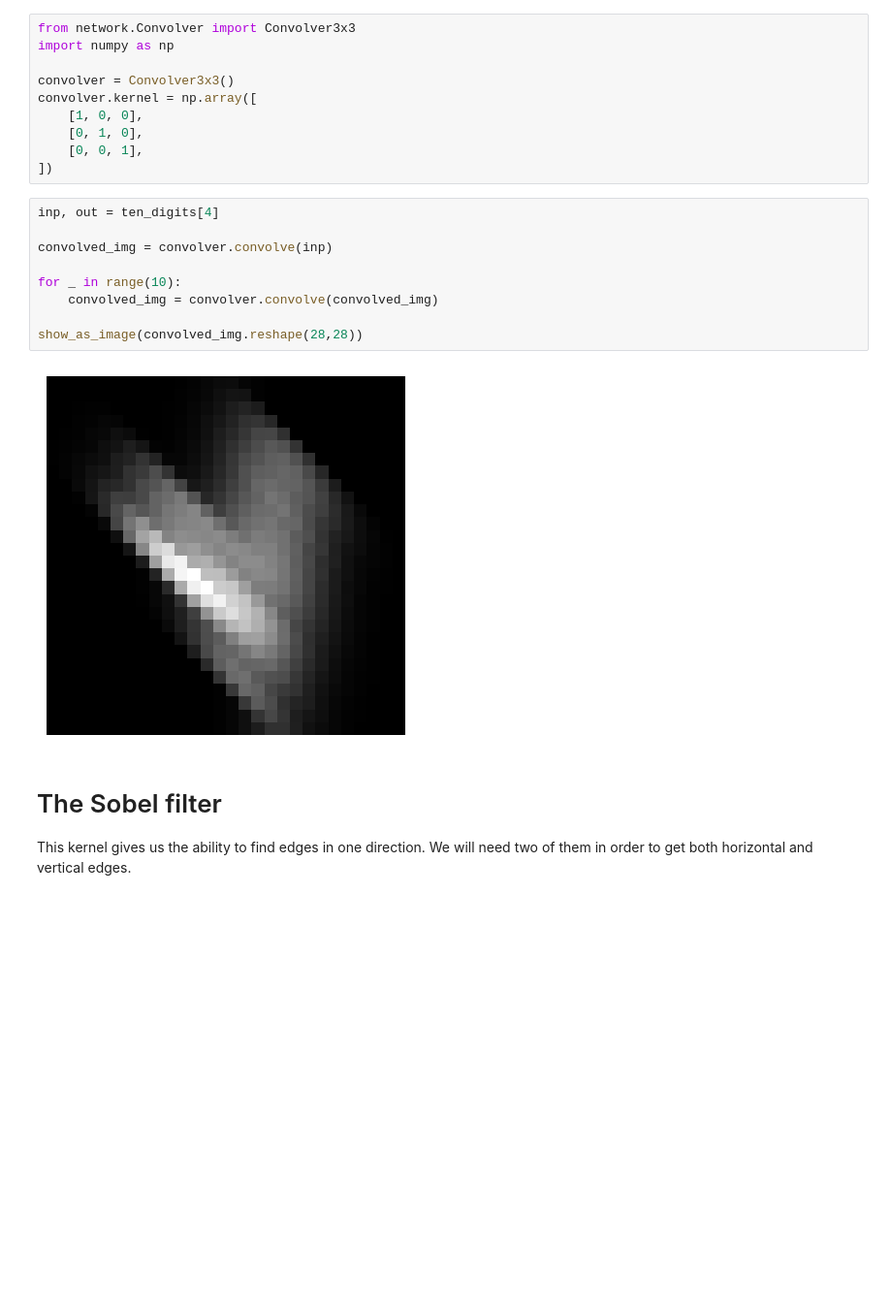
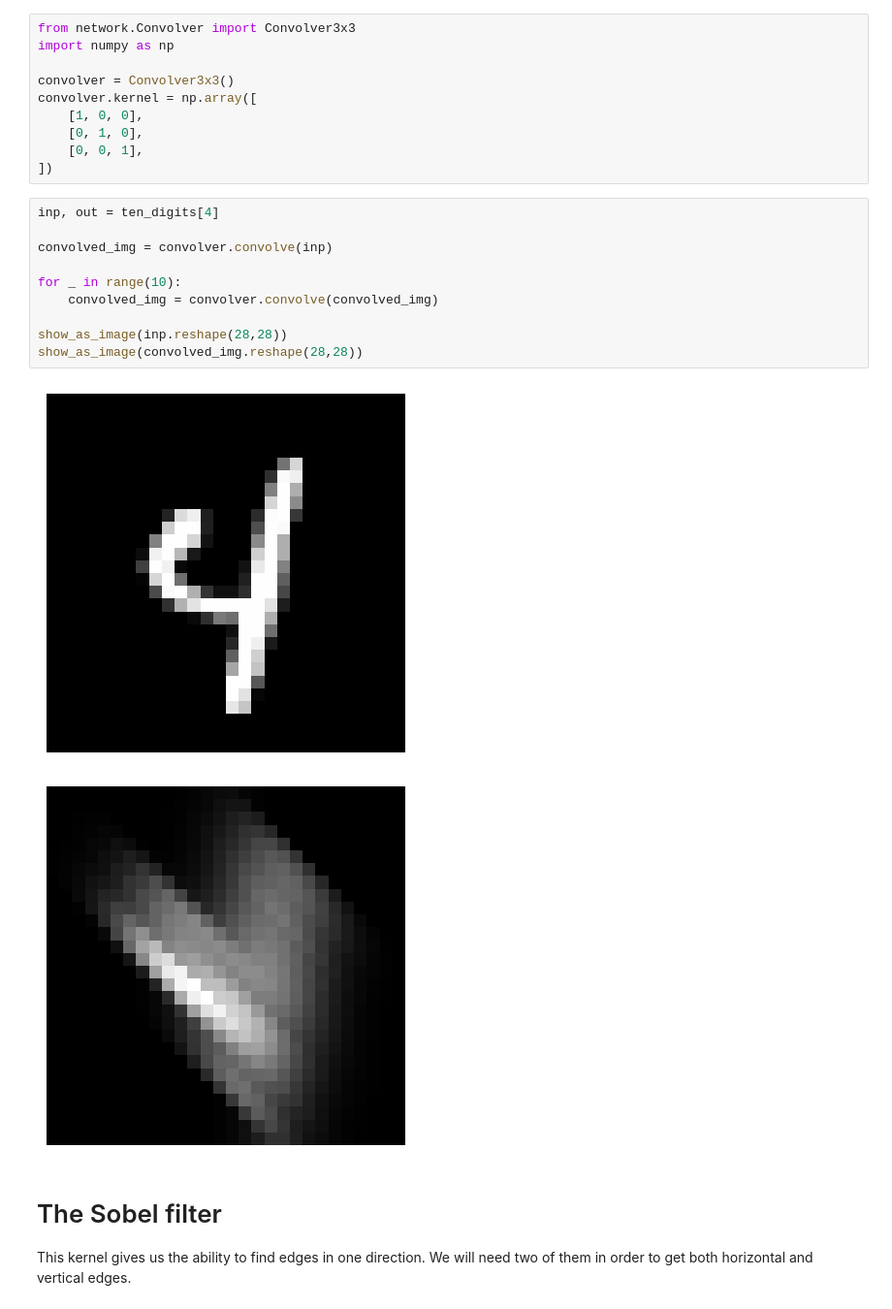
Before and after one commit to Huraqan/SimpleNeuralNetwork, a Jupyter notebook: notebook4-convolution.ipynb, the cells around one changed output. Shown: that part at 97% size. Saved outputs shown, nothing was run; the diff lists cells and outputs as text; blank space fills up the shorter version.

```diff
--- a/notebook4-convolution.ipynb
+++ b/notebook4-convolution.ipynb
@@ -17,14 +17,16 @@ convolver.kernel = np.array([
 # %%
 inp, out = ten_digits[4]
 
 convolved_img = convolver.convolve(inp)
 
 for _ in range(10):
     convolved_img = convolver.convolve(convolved_img)
 
+show_as_image(inp.reshape(28,28))
 show_as_image(convolved_img.reshape(28,28))
 # %% [output]
-[figure, old version]
+[figure, new version]
+[figure, added]
 # %% [markdown]
 # The Sobel filter
 This kernel gives us the ability to find edges in one direction. We will need two of them in order to get both horizontal and vertical edges.
```
Also changed, not shown: 7 other files.
